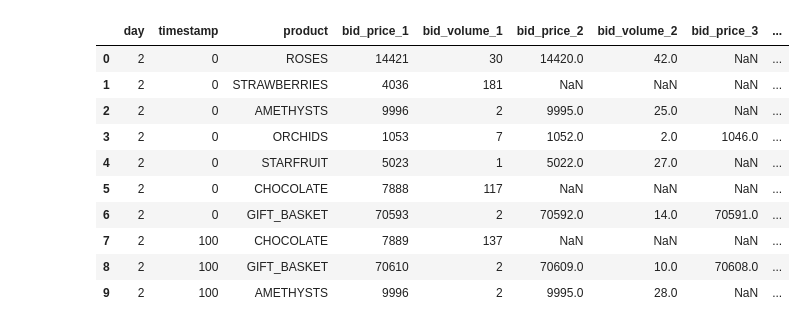
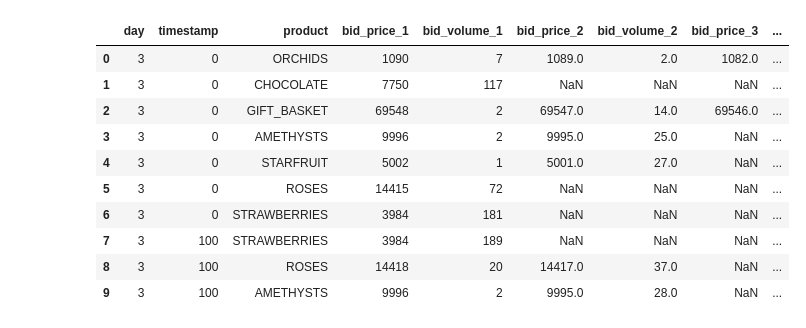
Before and after one commit to Gael-BB/Prosperity2, a Jupyter notebook: research/round3/submission_viewer.ipynb, the cells around one changed output. Cells and saved outputs as stored; diff of their text form; code cells hidden in the pictures.

```diff
--- a/research/round3/submission_viewer.ipynb
+++ b/research/round3/submission_viewer.ipynb
@@ -3,20 +3,20 @@ import numpy as np
 import pandas as pd
 import matplotlib.pyplot as plt
 # %%
-data = pd.read_csv('../prices/submission2_round_3.csv', header=0, sep=';')
+data = pd.read_csv('../prices/round3_results.csv', header=0, sep=';')
 data.head(10)
 # %% [output]
 |  | day | timestamp | product | bid_price_1 | bid_volume_1 | bid_price_2 | bid_volume_2 | bid_price_3 | ... |
-| 0 | 2 | 0 | ROSES | 14421 | 30 | 14420.0 | 42.0 | NaN | ... |
-| 1 | 2 | 0 | STRAWBERRIES | 4036 | 181 | NaN | NaN | NaN | ... |
-| 2 | 2 | 0 | AMETHYSTS | 9996 | 2 | 9995.0 | 25.0 | NaN | ... |
-| 3 | 2 | 0 | ORCHIDS | 1053 | 7 | 1052.0 | 2.0 | 1046.0 | ... |
-| 4 | 2 | 0 | STARFRUIT | 5023 | 1 | 5022.0 | 27.0 | NaN | ... |
-| 5 | 2 | 0 | CHOCOLATE | 7888 | 117 | NaN | NaN | NaN | ... |
-| 6 | 2 | 0 | GIFT_BASKET | 70593 | 2 | 70592.0 | 14.0 | 70591.0 | ... |
-| 7 | 2 | 100 | CHOCOLATE | 7889 | 137 | NaN | NaN | NaN | ... |
-| 8 | 2 | 100 | GIFT_BASKET | 70610 | 2 | 70609.0 | 10.0 | 70608.0 | ... |
-| 9 | 2 | 100 | AMETHYSTS | 9996 | 2 | 9995.0 | 28.0 | NaN | ... |
+| 0 | 3 | 0 | ORCHIDS | 1090 | 7 | 1089.0 | 2.0 | 1082.0 | ... |
+| 1 | 3 | 0 | CHOCOLATE | 7750 | 117 | NaN | NaN | NaN | ... |
+| 2 | 3 | 0 | GIFT_BASKET | 69548 | 2 | 69547.0 | 14.0 | 69546.0 | ... |
+| 3 | 3 | 0 | AMETHYSTS | 9996 | 2 | 9995.0 | 25.0 | NaN | ... |
+| 4 | 3 | 0 | STARFRUIT | 5002 | 1 | 5001.0 | 27.0 | NaN | ... |
+| 5 | 3 | 0 | ROSES | 14415 | 72 | NaN | NaN | NaN | ... |
+| 6 | 3 | 0 | STRAWBERRIES | 3984 | 181 | NaN | NaN | NaN | ... |
+| 7 | 3 | 100 | STRAWBERRIES | 3984 | 189 | NaN | NaN | NaN | ... |
+| 8 | 3 | 100 | ROSES | 14418 | 20 | 14417.0 | 37.0 | NaN | ... |
+| 9 | 3 | 100 | AMETHYSTS | 9996 | 2 | 9995.0 | 28.0 | NaN | ... |
 # %%
 products = ['AMETHYSTS', 'STARFRUIT', 'ORCHIDS', 'CHOCOLATE', 'STRAWBERRIES', 'ROSES', 'GIFT_BASKET']
 prices = {}
```
Also changed, not shown: parts of 1 cell of this notebook, 9 other files.
